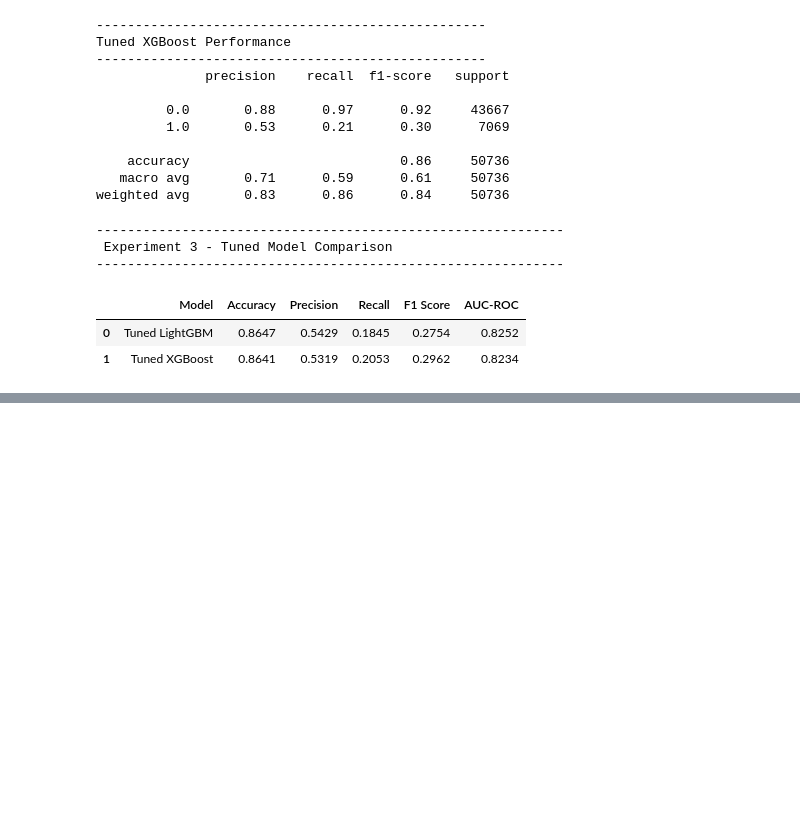
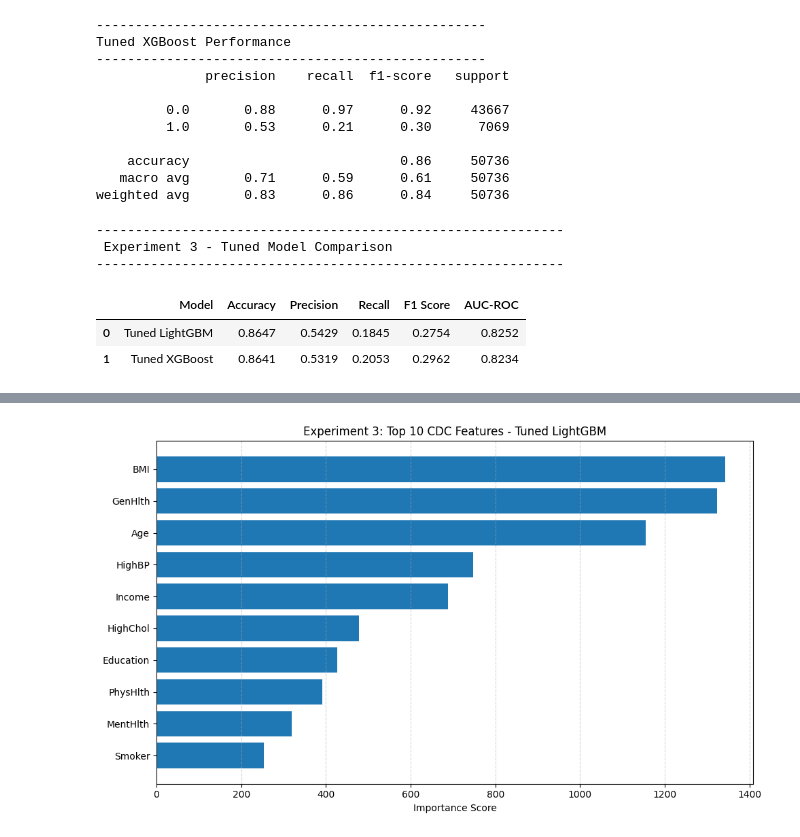
Before and after one commit to COMP3608-Intelligent-Systems-Project/Predicting-Type-2-Diabetes, a Jupyter notebook: notebooks/brfss_experiment_3_feature_importance.ipynb, the cells around one changed output, grey strips where cells are left out. Saved outputs shown, nothing was run; the diff lists cells and outputs as text; code cells hidden in the pictures; blank space fills up the shorter version.

Commit message:
LightGBM Feature importance plotted

```diff
--- a/notebooks/brfss_experiment_3_feature_importance.ipynb
+++ b/notebooks/brfss_experiment_3_feature_importance.ipynb
@@ -397,3 +395,19 @@ Top combined features:
 | 20 | Income | 688 | 0.077512 | 0.015912 | 0.015912 | ... |
 | 7 | PhysActivity | 163 | 0.018364 | 0.069977 | 0.069977 | ... |
 | 19 | Education | 426 | 0.047995 | 0.039686 | 0.039686 | ... |
+# %%
+#14 Plot LightGBM feature importance
+top_lgbm = lgbm_importance.sort_values(
+    "LightGBM Importance",
+    ascending=True
+).tail(10)
+
+plt.figure(figsize=(10, 6))
+plt.barh(top_lgbm["Feature"], top_lgbm["LightGBM Importance"])
+plt.title("Experiment 3: Top 10 CDC Features - Tuned LightGBM")
+plt.xlabel("Importance Score")
+plt.grid(axis="x", linestyle="--", alpha=0.5)
+plt.tight_layout()
+plt.show()
+# %% [output]
+[figure, added]
```
Also changed, not shown: parts of 1 cell of this notebook.
